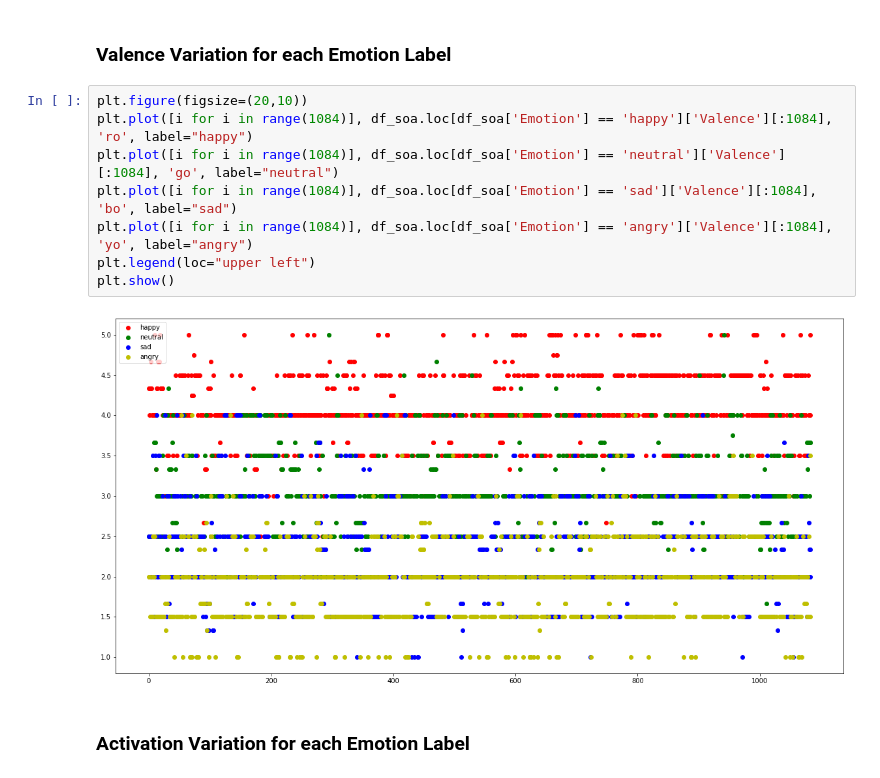
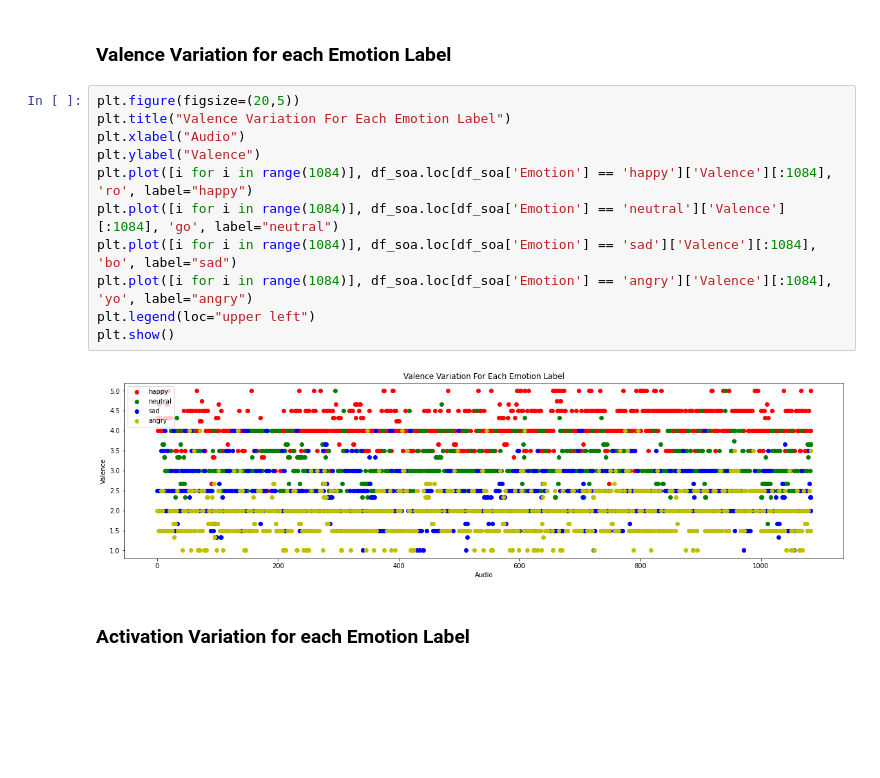
Before and after one commit to MarioCSilva/Speech_Emotion_Recognition_Thesis, a Jupyter notebook: iemocap/data/2_models_study.ipynb, the cells around one changed output. Drawn from its saved outputs; the diff is of its cells as text; blank space fills up the shorter version.

```diff
--- a/iemocap/data/2_models_study.ipynb
+++ b/iemocap/data/2_models_study.ipynb
@@ -81,15 +81,18 @@ df_soa.groupby(['Emotion', 'Emotion_Id']).agg({'Emotion': ['count']})
 # %% [markdown]
 ### Valence Variation for each Emotion Label
 # %%
-plt.figure(figsize=(20,10))
+plt.figure(figsize=(20,5))
+plt.title("Valence Variation For Each Emotion Label")
+plt.xlabel("Audio")
+plt.ylabel("Valence")
 plt.plot([i for i in range(1084)], df_soa.loc[df_soa['Emotion'] == 'happy']['Valence'][:1084], 'ro', label="happy")
 plt.plot([i for i in range(1084)], df_soa.loc[df_soa['Emotion'] == 'neutral']['Valence'][:1084], 'go', label="neutral")
 plt.plot([i for i in range(1084)], df_soa.loc[df_soa['Emotion'] == 'sad']['Valence'][:1084], 'bo', label="sad")
 plt.plot([i for i in range(1084)], df_soa.loc[df_soa['Emotion'] == 'angry']['Valence'][:1084], 'yo', label="angry")
 plt.legend(loc="upper left")
 plt.show()
 # %% [output]
-[figure, old version]
+[figure, new version]
 # %% [markdown]
 ### Activation Variation for each Emotion Label
 # %%
```
Also changed, not shown: parts of 6 cells of this notebook.
